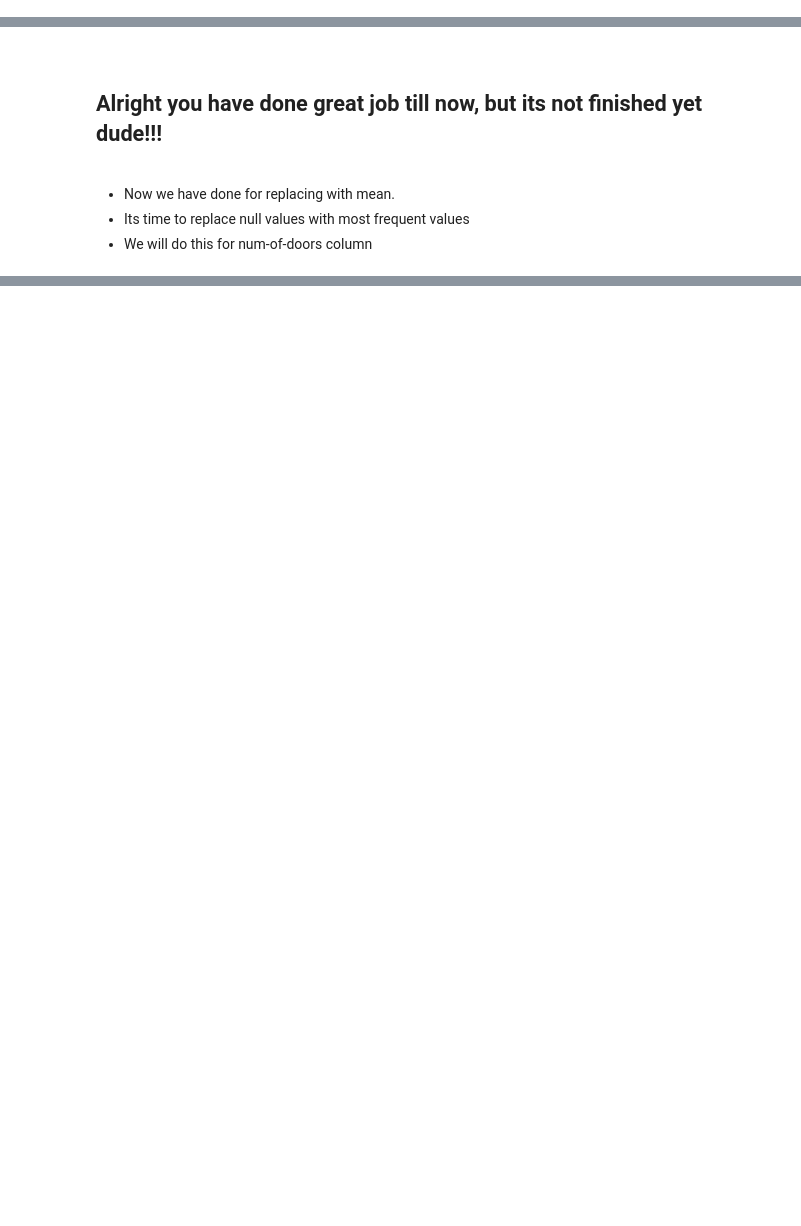
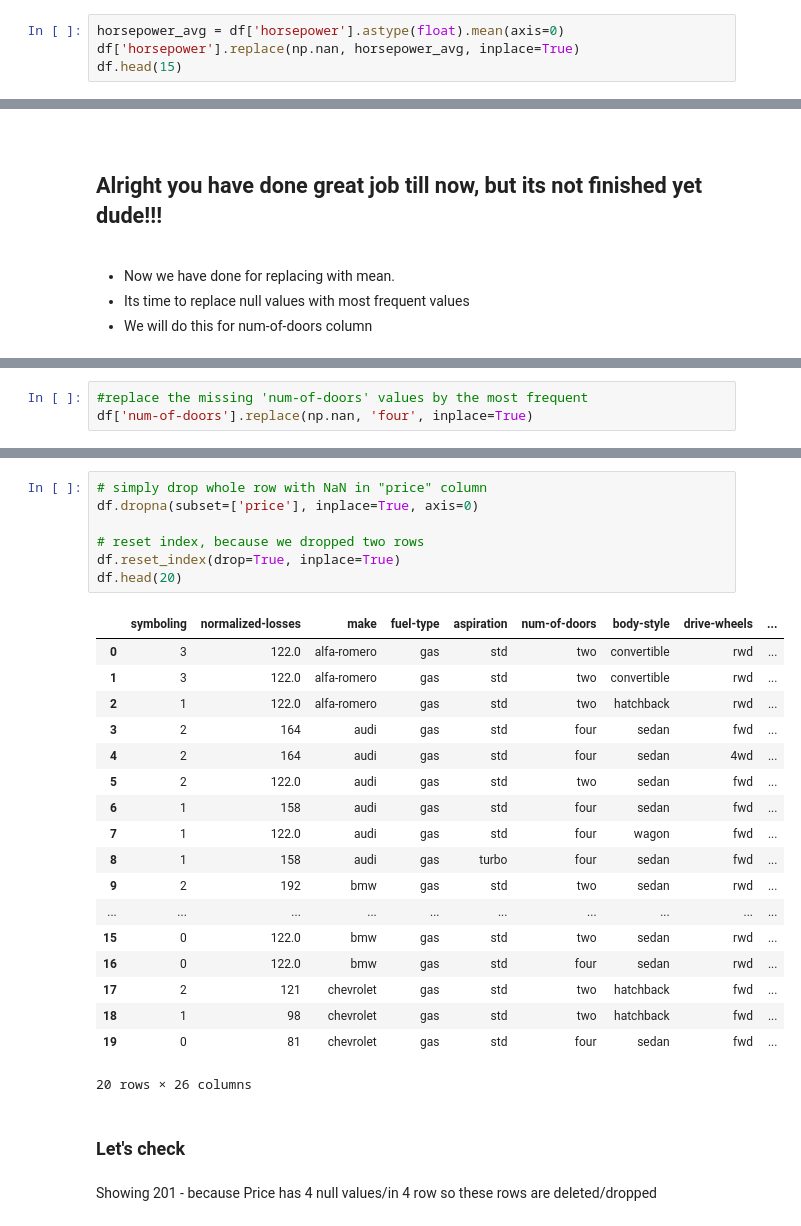
Before and after one commit to Mizan310/dataset_analysis, a Jupyter notebook: Data_preprocessing/handle_missing_data-02.ipynb, the cells around one changed output, grey strips where cells are left out. Drawn from its saved outputs; the diff is of its cells as text; blank space fills up the shorter version.

```diff
--- a/Data_preprocessing/handle_missing_data.ipynb
+++ b/Data_preprocessing/handle_missing_data-02.ipynb
@@ -461,0 +442,4 @@ Name: count, dtype: int64
+# %%
+horsepower_avg = df['horsepower'].astype(float).mean(axis=0)
+df['horsepower'].replace(np.nan, horsepower_avg, inplace=True)
+df.head(15)
@@ -472,0 +554,3 @@ Name: count, dtype: int64
+# %%
+#replace the missing 'num-of-doors' values by the most frequent
+df['num-of-doors'].replace(np.nan, 'four', inplace=True)
@@ -472,0 +569,30 @@ Name: count, dtype: int64
+# %%
+# simply drop whole row with NaN in "price" column
+df.dropna(subset=['price'], inplace=True, axis=0)
+
+# reset index, because we dropped two rows
+df.reset_index(drop=True, inplace=True)
+df.head(20)
+# %% [output]
+|  | symboling | normalized-losses | make | fuel-type | aspiration | num-of-doors | body-style | drive-wheels | ... |
+| 0 | 3 | 122.0 | alfa-romero | gas | std | two | convertible | rwd | ... |
+| 1 | 3 | 122.0 | alfa-romero | gas | std | two | convertible | rwd | ... |
+| 2 | 1 | 122.0 | alfa-romero | gas | std | two | hatchback | rwd | ... |
+| 3 | 2 | 164 | audi | gas | std | four | sedan | fwd | ... |
+| 4 | 2 | 164 | audi | gas | std | four | sedan | 4wd | ... |
+| 5 | 2 | 122.0 | audi | gas | std | two | sedan | fwd | ... |
+| 6 | 1 | 158 | audi | gas | std | four | sedan | fwd | ... |
+| 7 | 1 | 122.0 | audi | gas | std | four | wagon | fwd | ... |
+| 8 | 1 | 158 | audi | gas | turbo | four | sedan | fwd | ... |
+| 9 | 2 | 192 | bmw | gas | std | two | sedan | rwd | ... |
+| ... | ... | ... | ... | ... | ... | ... | ... | ... | ... |
+| 15 | 0 | 122.0 | bmw | gas | std | two | sedan | rwd | ... |
+| 16 | 0 | 122.0 | bmw | gas | std | four | sedan | rwd | ... |
+| 17 | 2 | 121 | chevrolet | gas | std | two | hatchback | fwd | ... |
+| 18 | 1 | 98 | chevrolet | gas | std | two | hatchback | fwd | ... |
+| 19 | 0 | 81 | chevrolet | gas | std | four | sedan | fwd | ... |
+20 rows × 26 columns
+# %% [markdown]
+### Let's check
+# %% [markdown]
+Showing 201 - because Price has 4 null values/in 4 row so these rows are deleted/dropped
```
Also changed, not shown: parts of 17 cells of this notebook.
